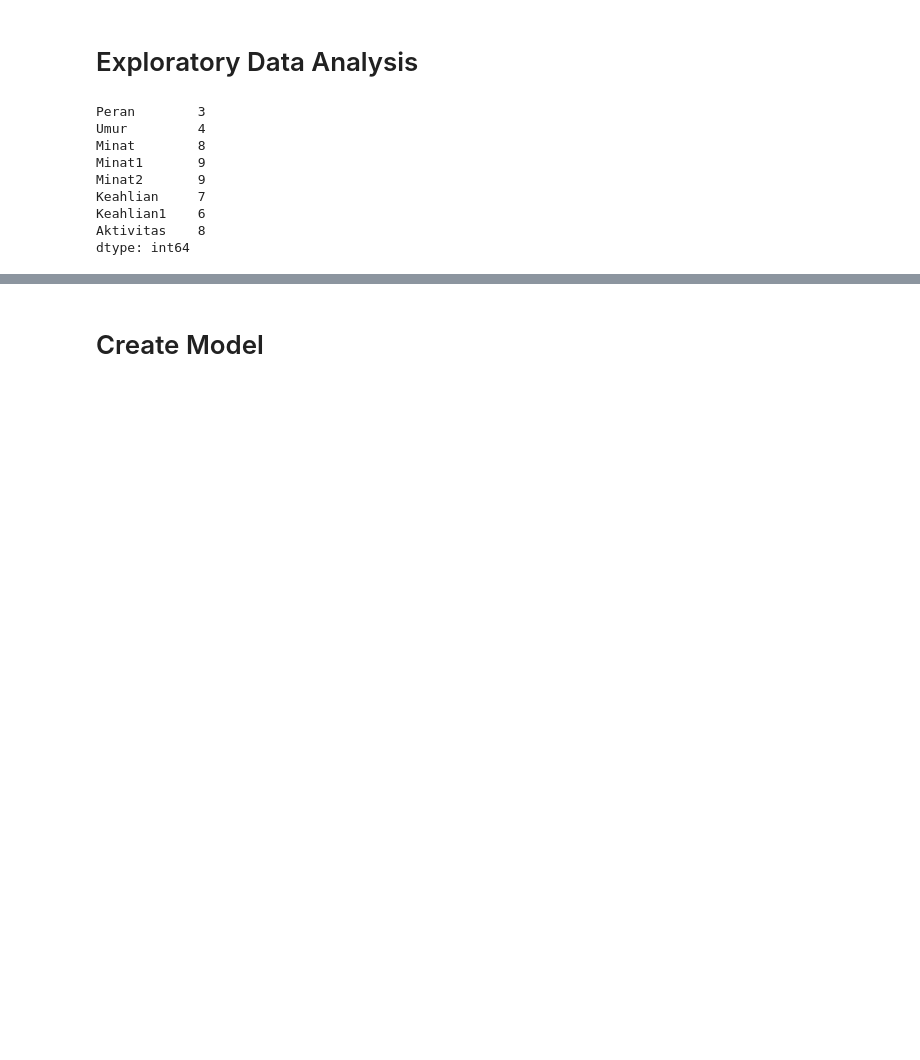
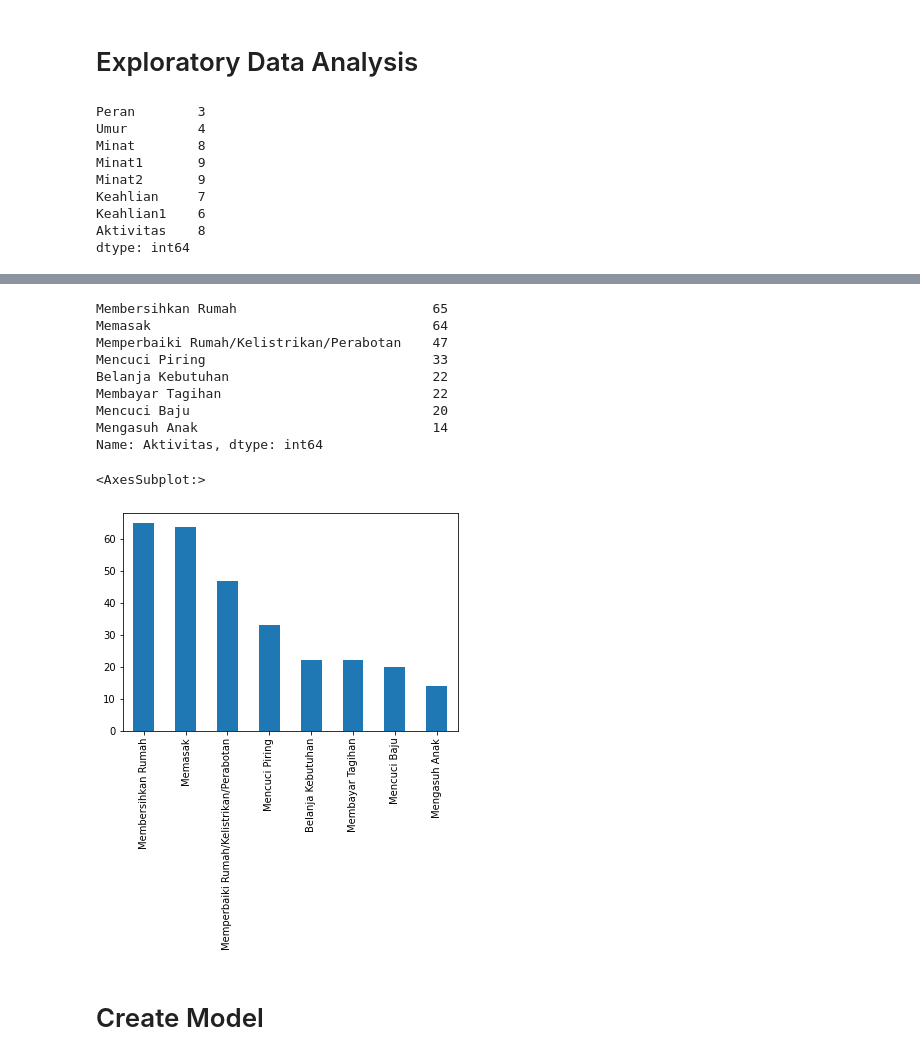
Before and after one commit to mrizkips/haepe-recomendation, a Jupyter notebook: haepe_recommendation_system.ipynb, the cells around one changed output, grey strips where cells are left out. Saved outputs shown, nothing was run; the diff lists cells and outputs as text; code cells hidden in the pictures; blank space fills up the shorter version.

```diff
--- a/haepe_recommendation_system.ipynb
+++ b/haepe_recommendation_system.ipynb
@@ -205,4 +205,20 @@ Name: Keahlian1, dtype: int64
 [figure]
+# %%
+cat_value = data['Aktivitas'].value_counts()
+print(cat_value)
+cat_value.plot(kind='bar')
+# %% [output]
+Membersihkan Rumah                         65
+Memasak                                    64
+Memperbaiki Rumah/Kelistrikan/Perabotan    47
+Mencuci Piring                             33
+Belanja Kebutuhan                          22
+Membayar Tagihan                           22
+Mencuci Baju                               20
+Mengasuh Anak                              14
+Name: Aktivitas, dtype: int64
+<AxesSubplot:>
+[figure, added]
 # %%
 x = data.drop(['Aktivitas'], axis=1)
 y = data['Aktivitas']
```
Also changed, not shown: parts of 14 cells of this notebook, 8 other files.
